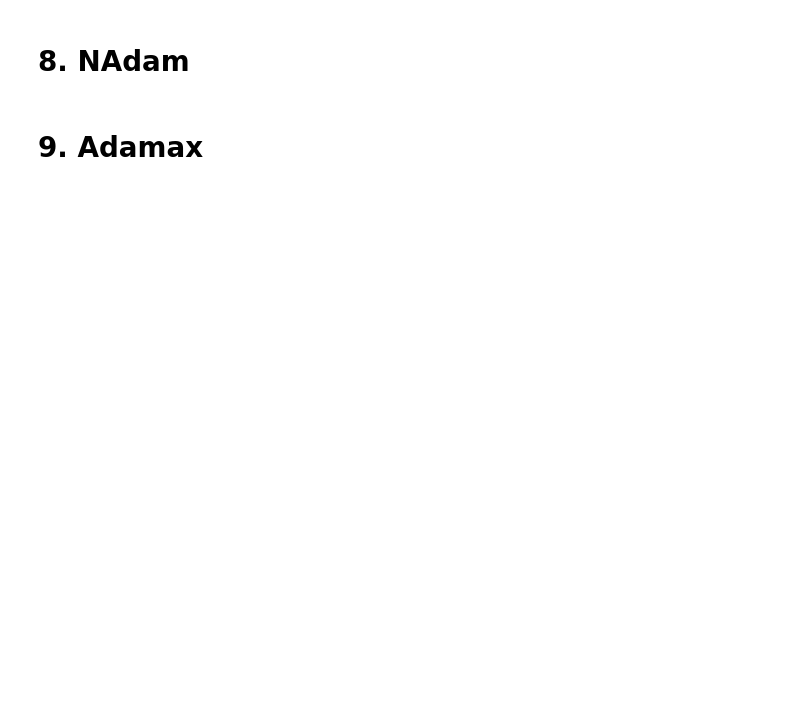
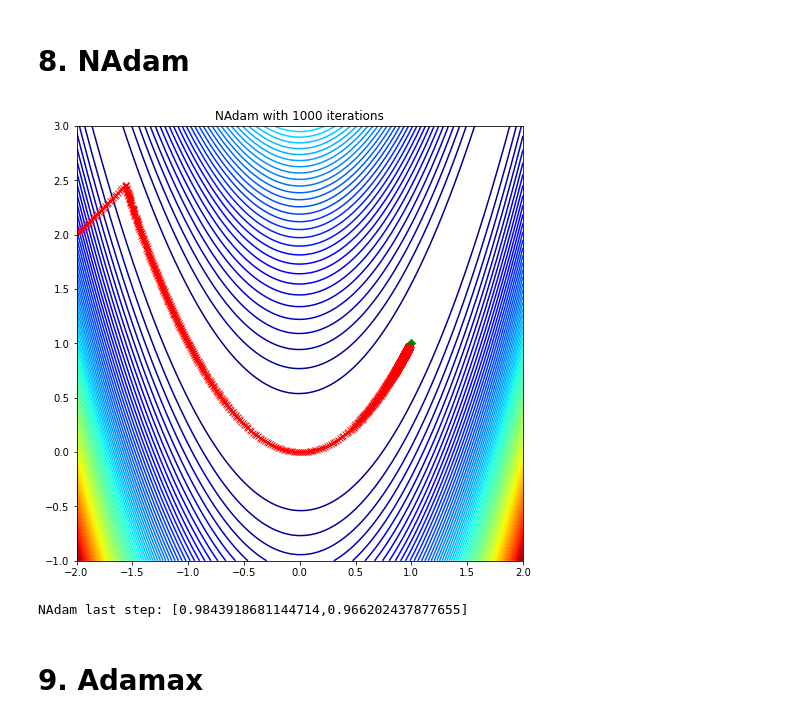
Before and after one commit to bsraya/nthu-numerical-optimization, a Jupyter notebook: hw2.ipynb, the cells around one changed output. Saved outputs shown, nothing was run; the diff lists cells and outputs as text; code cells hidden in the pictures; blank space fills up the shorter version.

```diff
--- a/hw2.ipynb
+++ b/hw2.ipynb
@@ -188,13 +200,18 @@ print(f"Sparse Adam last step: [{sparse_adam_steps[0][-1]},{sparse_adam_steps[1]
 # %%
 nadam_steps = experiment(
   optimizer = optim.NAdam,
   hyperparameters = {
-    'lr':0.1,
-    'weight_decay': 0
+    'lr':0.015,
+    'betas': (0.9, 0.999),
+    'eps': 1e-8,
+    'weight_decay': 0,
   },
-  iters = 5000
+  iters = 1000
 )
 print(f"NAdam last step: [{nadam_steps[0][-1]},{nadam_steps[1][-1]}]")
+# %% [output]
+[figure, added]
+NAdam last step: [0.9843918681144714,0.966202437877655]
 # %% [markdown]
 # 9. Adamax
 # %%
```
Also changed, not shown: parts of 7 cells of this notebook.
